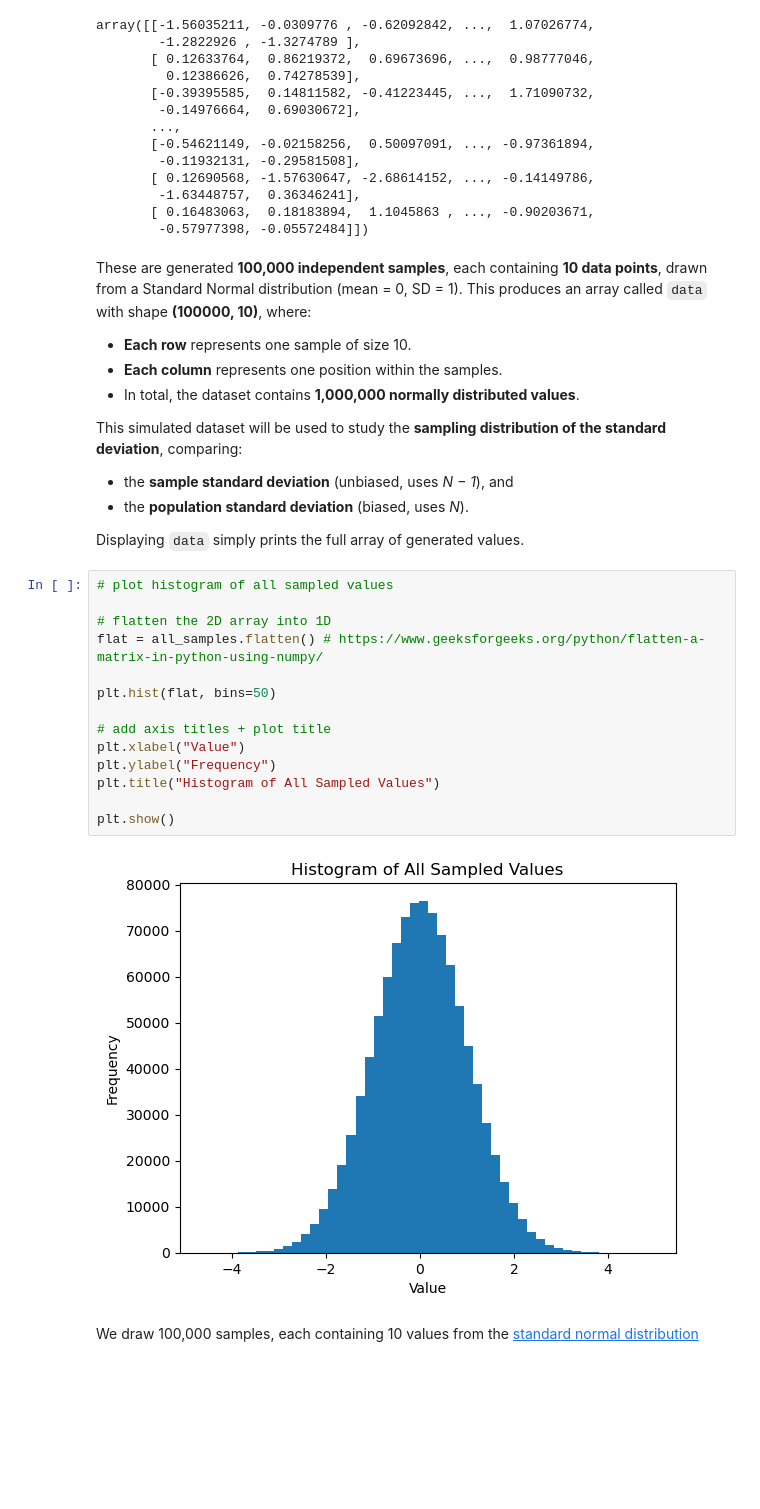
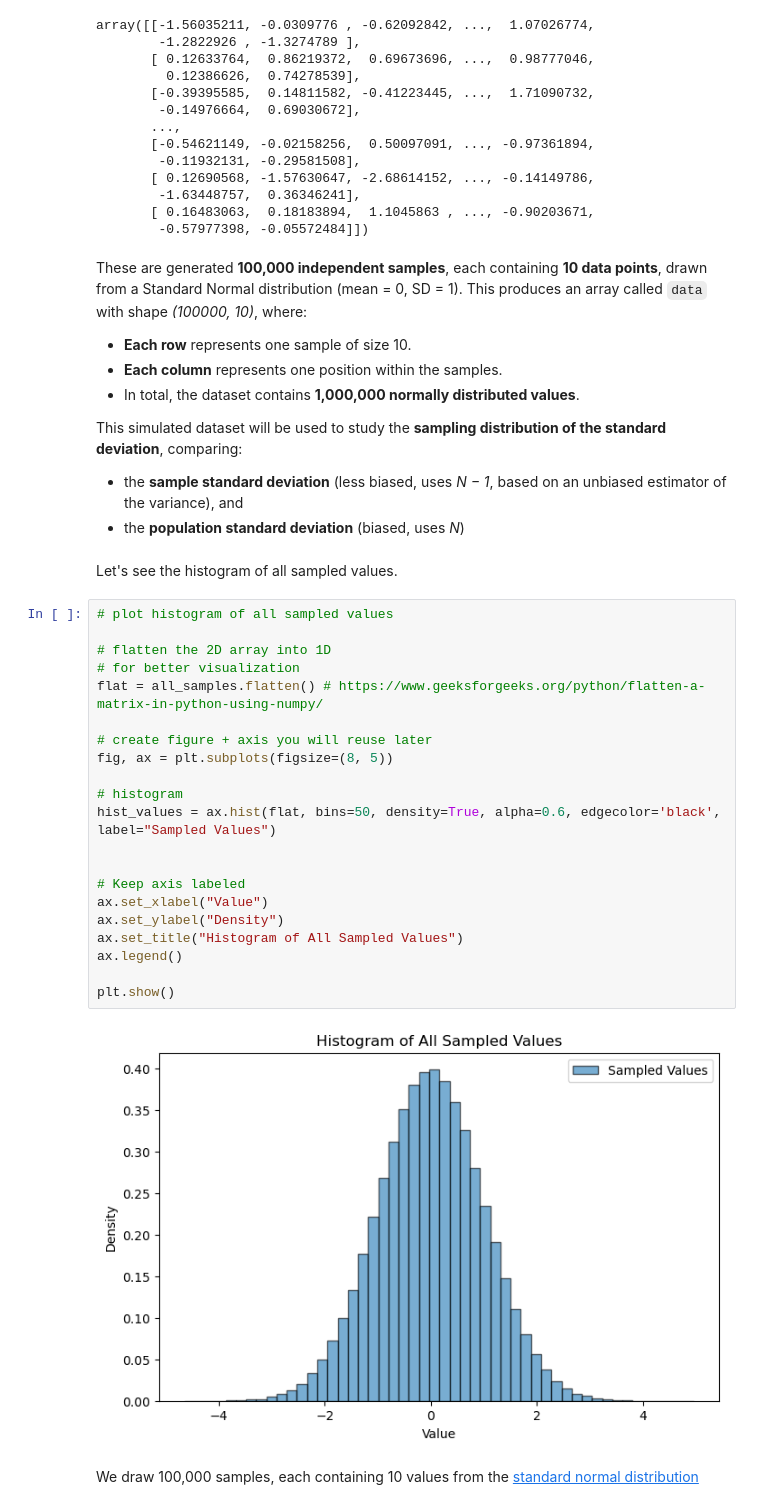
Before and after one commit to mondbr/applied_statistics, a Jupyter notebook: problems.ipynb, the cells around one changed output. Drawn from its saved outputs; the diff is of its cells as text; blank space fills up the shorter version.

Commit message:
plotting, adding comparison, adding observed differences in summary in problem 2

```diff
--- a/problems.ipynb
+++ b/problems.ipynb
@@ -864,33 +863,40 @@ array([[-1.56035211, -0.0309776 , -0.62092842, ...,  1.07026774,
        [ 0.16483063,  0.18183894,  1.1045863 , ..., -0.90203671,
         -0.57977398, -0.05572484]])
 # %% [markdown]
-These are generated **100,000 independent samples**, each containing **10 data points**, drawn from a Standard Normal distribution (mean = 0, SD = 1). This produces an array called `data` with shape **(100000, 10)**, where:
+These are generated **100,000 independent samples**, each containing **10 data points**, drawn from a Standard Normal distribution (mean = 0, SD = 1). This produces an array called `data` with shape *(100000, 10)*, where:
 
 - **Each row** represents one sample of size 10.
 - **Each column** represents one position within the samples.
 - In total, the dataset contains **1,000,000 normally distributed values**.
 
 This simulated dataset will be used to study the **sampling distribution of the standard deviation**, comparing:
-- the **sample standard deviation** (unbiased, uses *N − 1*), and
-- the **population standard deviation** (biased, uses *N*).
-
-Displaying `data` simply prints the full array of generated values.
+- the **sample standard deviation** (less biased, uses *N − 1*, based on an unbiased estimator of the variance), and
+- the **population standard deviation** (biased, uses *N*)
+# %% [markdown]
+Let's see the histogram of all sampled values.
 # %%
 # plot histogram of all sampled values
 
 # flatten the 2D array into 1D
+# for better visualization
 flat = all_samples.flatten() # https://www.geeksforgeeks.org/python/flatten-a-matrix-in-python-using-numpy/
 
-plt.hist(flat, bins=50)
+# create figure + axis you will reuse later
+fig, ax = plt.subplots(figsize=(8, 5))
 
-# add axis titles + plot title
-plt.xlabel("Value")
-plt.ylabel("Frequency")
-plt.title("Histogram of All Sampled Values")
+# histogram
+hist_values = ax.hist(flat, bins=50, density=True, alpha=0.6, edgecolor='black', label="Sampled Values")
+
+
+# Keep axis labeled
+ax.set_xlabel("Value")
+ax.set_ylabel("Density")
+ax.set_title("Histogram of All Sampled Values")
+ax.legend()
 
 plt.show()
 # %% [output]
-[figure, old version]
+[figure, new version]
 # %% [markdown]
 We draw 100,000 samples, each containing 10 values from the [standard normal distribution](https://www.w3schools.com/statistics/statistics_standard_normal_distribution.php)
 # %% [markdown]
```
Also changed, not shown: parts of 40 cells of this notebook.
